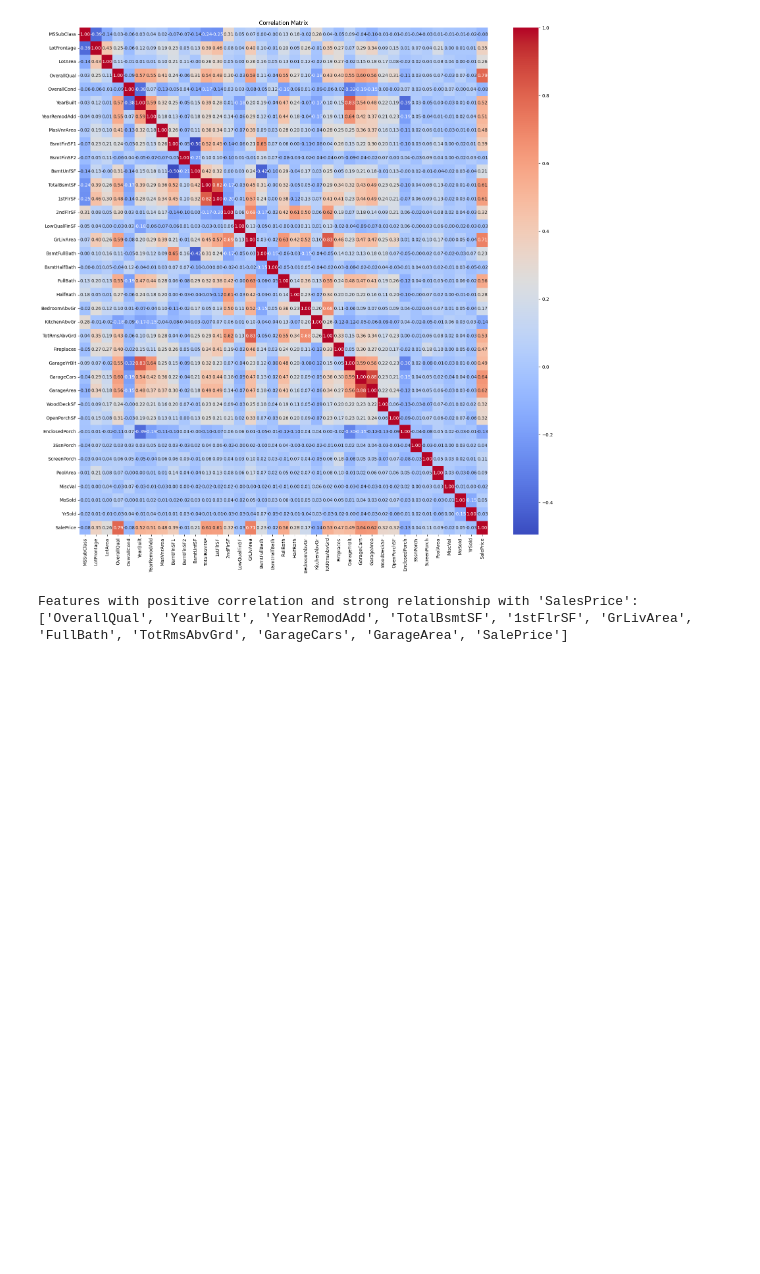
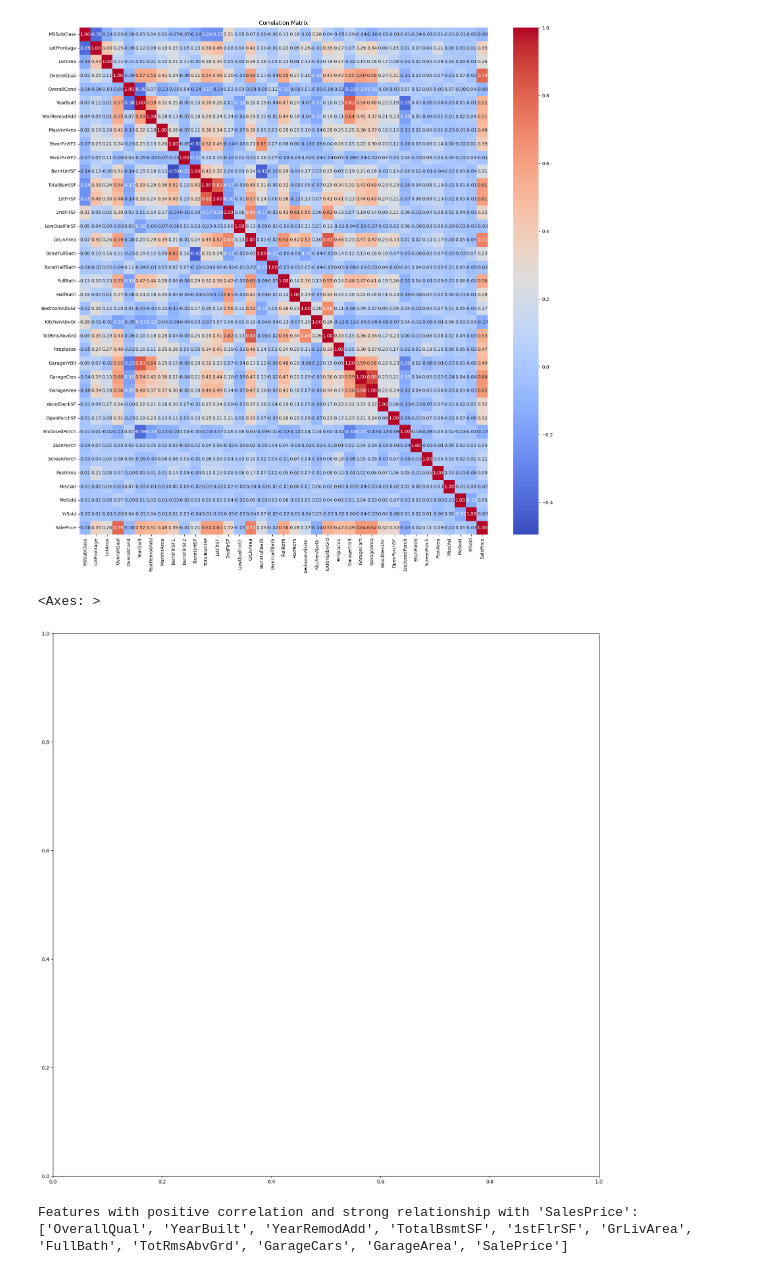
Before and after one commit to MrBinit/Advanced_california_housing_regression, a Jupyter notebook: development.ipynb, the cells around one changed output. Drawn from its saved outputs; the diff is of its cells as text; code cells hidden in the pictures; blank space fills up the shorter version.

```diff
--- a/housingpredication.ipynb
+++ b/development.ipynb
@@ -166,6 +184,12 @@ plt.title('Correlation Matrix')
 plt.show()
 # %% [output]
 [figure]
+# %%
+plt.figure(figsize=(20, 20))
+sns.scatterplot()
+# %% [output]
+<Axes: >
+[figure, added]
 # %%
 
 # Calculate correlation matrix
```
Also changed, not shown: parts of 30 cells of this notebook, 1 other file.
